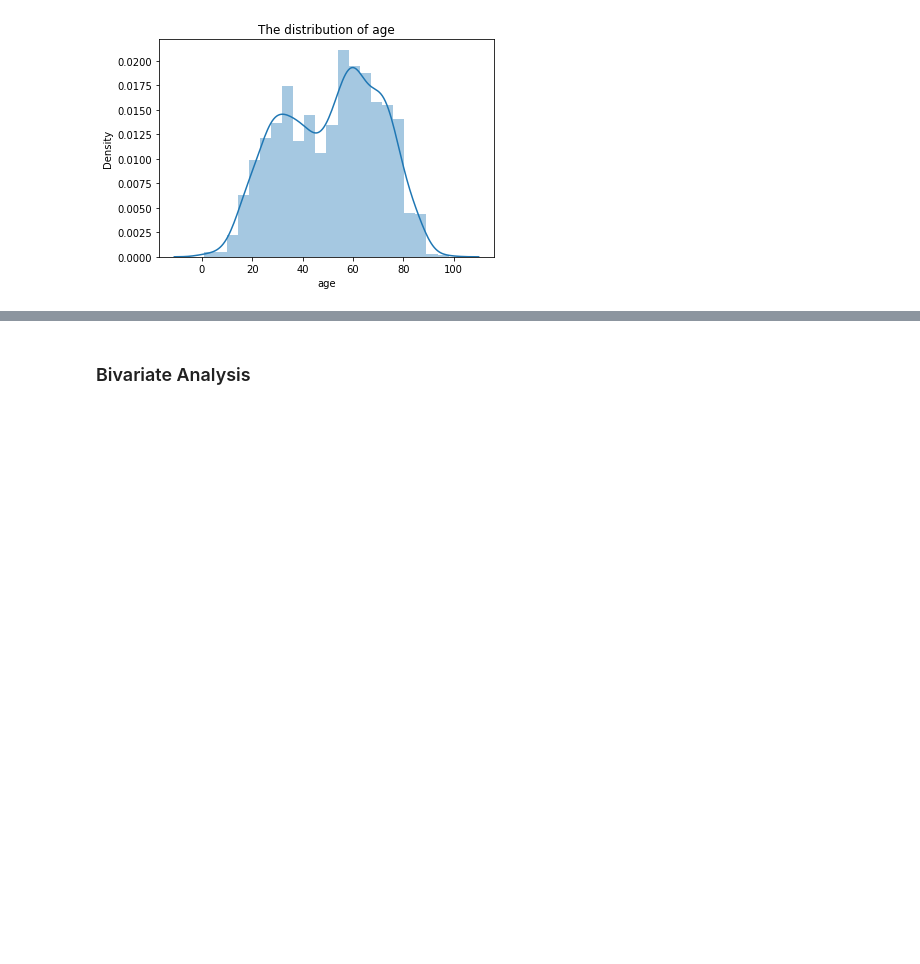
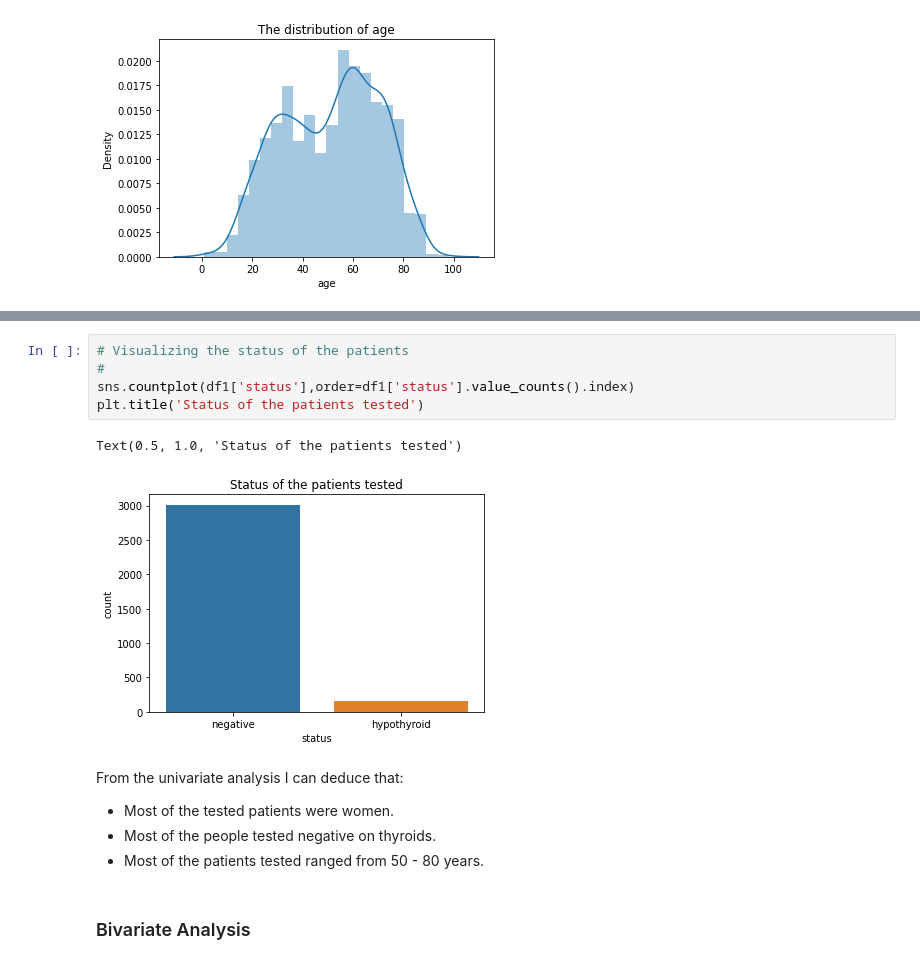
Before and after one commit to mburu-mwangi/thyroid-tests, a Jupyter notebook: Moringa_Data_Science_Core_W8_Independent_Project_2021_10_Alfonce_Mwangi_Python_Notebook.ipynb, the cells around one changed output, grey strips where cells are left out. Saved outputs shown, nothing was run; the diff lists cells and outputs as text; blank space fills up the shorter version.

```diff
--- a/Moringa_Data_Science_Core_W8_Independent_Project_2021_10_Alfonce_Mwangi_Python_Notebook.ipynb
+++ b/Moringa_Data_Science_Core_W8_Independent_Project_2021_10_Alfonce_Mwangi_Python_Notebook.ipynb
@@ -297,3 +305,17 @@ Text(0.5, 1.0, 'The distribution of age')
+# %%
+# Visualizing the status of the patients
+#
+sns.countplot(df1['status'],order=df1['status'].value_counts().index)
+plt.title('Status of the patients tested')
+# %% [output]
+Text(0.5, 1.0, 'Status of the patients tested')
+[figure, added]
+# %% [markdown]
+From the univariate analysis I can deduce that:
+
+*   Most of the tested patients were women.
+*   Most of the people tested negative on thyroids.
+*   Most of the patients tested ranged from 50 - 80 years.
 # %% [markdown]
 ### Bivariate Analysis
 # %% [markdown]
```
Also changed, not shown: parts of 16 cells of this notebook.
